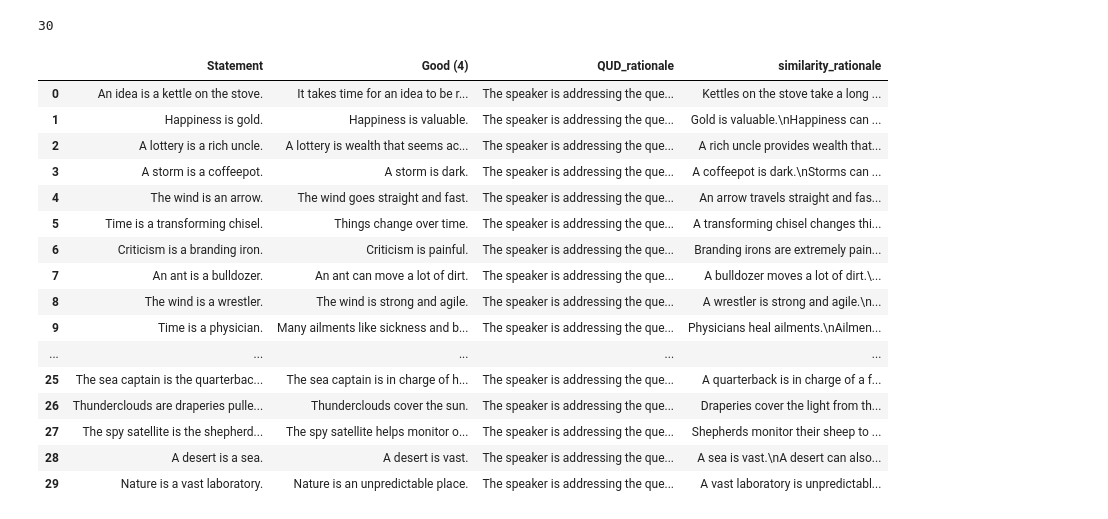
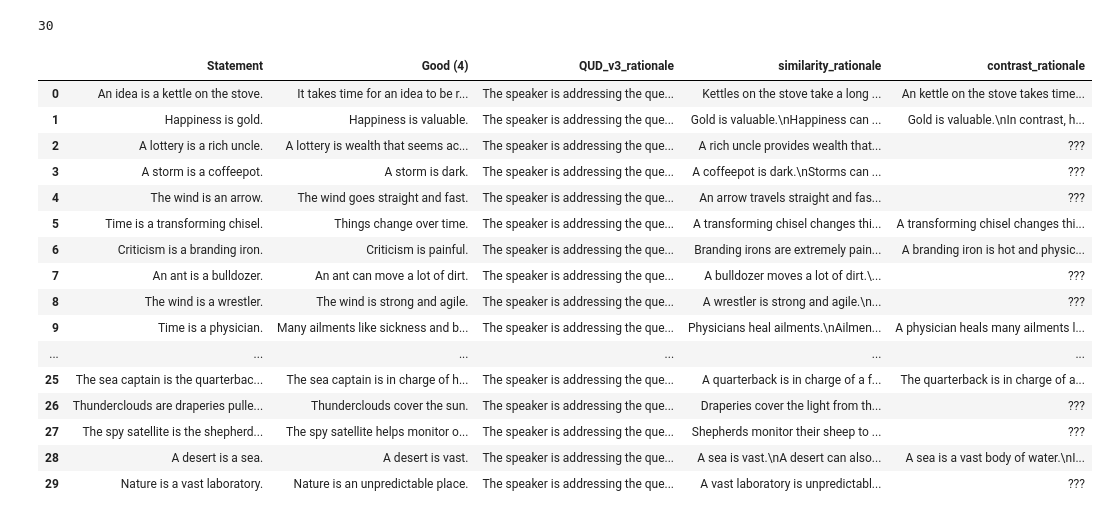
Before and after one commit to benpry/chain-pragmatics, a Jupyter notebook: code/CreateKatzPrompts.ipynb, the cells around one changed output. Drawn from its saved outputs; the diff is of its cells as text; code cells hidden in the pictures.

Commit message:
committed difference prompts and non-explanations

```diff
--- a/code/CreateKatzPrompts.ipynb
+++ b/code/CreateKatzPrompts.ipynb
@@ -166,3 +207,36 @@ similarity_rationales = [
+# %%
+non_explanations = [
+    "People can have ideas at unexpected times.\nThe speaker is saying a) it takes time for an idea to be ready.",
+    "Smiling is a common way to express happiness.\nThe speaker is saying d) happiness is valuable.",
+    "???",
+    "???",
+    "???",
+    "Time can be measured in minutes.\nThe speaker is saying b) things change over time.",
+    "People give criticism to point out flaws.\nThe speaker is saying d) criticism is painful.",
+    "???",
+    "???",
+    "Clocks keep track of the time.\nThe speaker is saying d) many ailments like sickness and broken bones heal with time.",
+    "???",
+    "Genes are made of DNA.\nThe speaker is saying a) genes are instructions.",
+    "History extends back thousands of years.\nThe speaker is saying b) history is motivation.",
+    "Bagpipes originated in Scotland.\nThe speaker is saying c) a bagpipe is loud.",
+    "???",
+    "???",
+    "???",
+    "Mosquitos carry many diseases, such as malaria.\nThe speaker is saying c) mosquitos fly through the air and into people.",
+    "???",
+    "???",
+    "???",
+    "Craters are caused by collisions with meteors and comets.\nThe speaker is saying d) craters give character to the moon's surface.",
+    "Silence can make it easier to sleep.\nThe speaker is saying b) silence prevents risk.",
+    "???",
+    "???",
+    "Sea captains are responsible for the safety of their vessels.\nThe speaker is saying b) the captain is in charge of his ship.",
+    "???",
+    "???",
+    "A desert is full of sand.\nThe speaker is saying a) a desert is vast.",
+    "???"
+]
 # %%
 len(qud_rationales)
 # %% [output]
@@ -172,25 +246,27 @@ df_prompts["QUD_rationale"] = qud_rationales
 df_prompts["QUD_v2_rationale"] = qud_rationales_v2
 df_prompts["QUD_v3_rationale"] = qud_rationales_v3
 df_prompts["similarity_rationale"] = similarity_rationales
+df_prompts["contrast_rationale"] = difference_rationales
+df_prompts["non_explanation_rationale"] = non_explanations
 # %%
-df_prompts[["Statement", "Good (4)", "QUD_rationale", "similarity_rationale"]]
+df_prompts[["Statement", "Good (4)", "QUD_v3_rationale", "similarity_rationale", "contrast_rationale"]]
 # %% [output]
-|  | Statement | Good (4) | QUD_rationale | similarity_rationale |
-| 0 | An idea is a kettle on the stove. | It takes time for an idea to be r... | The speaker is addressing the que... | Kettles on the stove take a long ... |
-| 1 | Happiness is gold. | Happiness is valuable. | The speaker is addressing the que... | Gold is valuable.\nHappiness can ... |
-| 2 | A lottery is a rich uncle. | A lottery is wealth that seems ac... | The speaker is addressing the que... | A rich uncle provides wealth that... |
-| 3 | A storm is a coffeepot. | A storm is dark. | The speaker is addressing the que... | A coffeepot is dark.\nStorms can ... |
-| 4 | The wind is an arrow. | The wind goes straight and fast. | The speaker is addressing the que... | An arrow travels straight and fas... |
-| 5 | Time is a transforming chisel. | Things change over time. | The speaker is addressing the que... | A transforming chisel changes thi... |
-| 6 | Criticism is a branding iron. | Criticism is painful. | The speaker is addressing the que... | Branding irons are extremely pain... |
-| 7 | An ant is a bulldozer. | An ant can move a lot of dirt. | The speaker is addressing the que... | A bulldozer moves a lot of dirt.\... |
-| 8 | The wind is a wrestler. | The wind is strong and agile. | The speaker is addressing the que... | A wrestler is strong and agile.\n... |
-| 9 | Time is a physician. | Many ailments like sickness and b... | The speaker is addressing the que... | Physicians heal ailments.\nAilmen... |
-| ... | ... | ... | ... | ... |
-| 25 | The sea captain is the quarterbac... | The sea captain is in charge of h... | The speaker is addressing the que... | A quarterback is in charge of a f... |
-| 26 | Thunderclouds are draperies pulle... | Thunderclouds cover the sun. | The speaker is addressing the que... | Draperies cover the light from th... |
-| 27 | The spy satellite is the shepherd... | The spy satellite helps monitor o... | The speaker is addressing the que... | Shepherds monitor their sheep to ... |
-| 28 | A desert is a sea. | A desert is vast. | The speaker is addressing the que... | A sea is vast.\nA desert can also... |
-| 29 | Nature is a vast laboratory. | Nature is an unpredictable place. | The speaker is addressing the que... | A vast laboratory is unpredictabl... |
+|  | Statement | Good (4) | QUD_v3_rationale | similarity_rationale | contrast_rationale |
+| 0 | An idea is a kettle on the stove. | It takes time for an idea to be r... | The speaker is addressing the que... | Kettles on the stove take a long ... | An kettle on the stove takes time... |
+| 1 | Happiness is gold. | Happiness is valuable. | The speaker is addressing the que... | Gold is valuable.\nHappiness can ... | Gold is valuable.\nIn contrast, h... |
+| 2 | A lottery is a rich uncle. | A lottery is wealth that seems ac... | The speaker is addressing the que... | A rich uncle provides wealth that... | ??? |
+| 3 | A storm is a coffeepot. | A storm is dark. | The speaker is addressing the que... | A coffeepot is dark.\nStorms can ... | ??? |
+| 4 | The wind is an arrow. | The wind goes straight and fast. | The speaker is addressing the que... | An arrow travels straight and fas... | ??? |
+| 5 | Time is a transforming chisel. | Things change over time. | The speaker is addressing the que... | A transforming chisel changes thi... | A transforming chisel changes thi... |
+| 6 | Criticism is a branding iron. | Criticism is painful. | The speaker is addressing the que... | Branding irons are extremely pain... | A branding iron is hot and physic... |
+| 7 | An ant is a bulldozer. | An ant can move a lot of dirt. | The speaker is addressing the que... | A bulldozer moves a lot of dirt.\... | ??? |
+| 8 | The wind is a wrestler. | The wind is strong and agile. | The speaker is addressing the que... | A wrestler is strong and agile.\n... | ??? |
+| 9 | Time is a physician. | Many ailments like sickness and b... | The speaker is addressing the que... | Physicians heal ailments.\nAilmen... | A physician heals many ailments l... |
+| ... | ... | ... | ... | ... | ... |
+| 25 | The sea captain is the quarterbac... | The sea captain is in charge of h... | The speaker is addressing the que... | A quarterback is in charge of a f... | The quarterback is in charge of a... |
+| 26 | Thunderclouds are draperies pulle... | Thunderclouds cover the sun. | The speaker is addressing the que... | Draperies cover the light from th... | ??? |
+| 27 | The spy satellite is the shepherd... | The spy satellite helps monitor o... | The speaker is addressing the que... | Shepherds monitor their sheep to ... | ??? |
+| 28 | A desert is a sea. | A desert is vast. | The speaker is addressing the que... | A sea is vast.\nA desert can also... | A sea is a vast body of water.\nI... |
+| 29 | Nature is a vast laboratory. | Nature is an unpredictable place. | The speaker is addressing the que... | A vast laboratory is unpredictabl... | ??? |
 # %%
 df_prompts.to_csv(here("data/prompts/katz/train-rationales.csv"))
```
Also changed, not shown: parts of 5 cells of this notebook, 20 other files.
